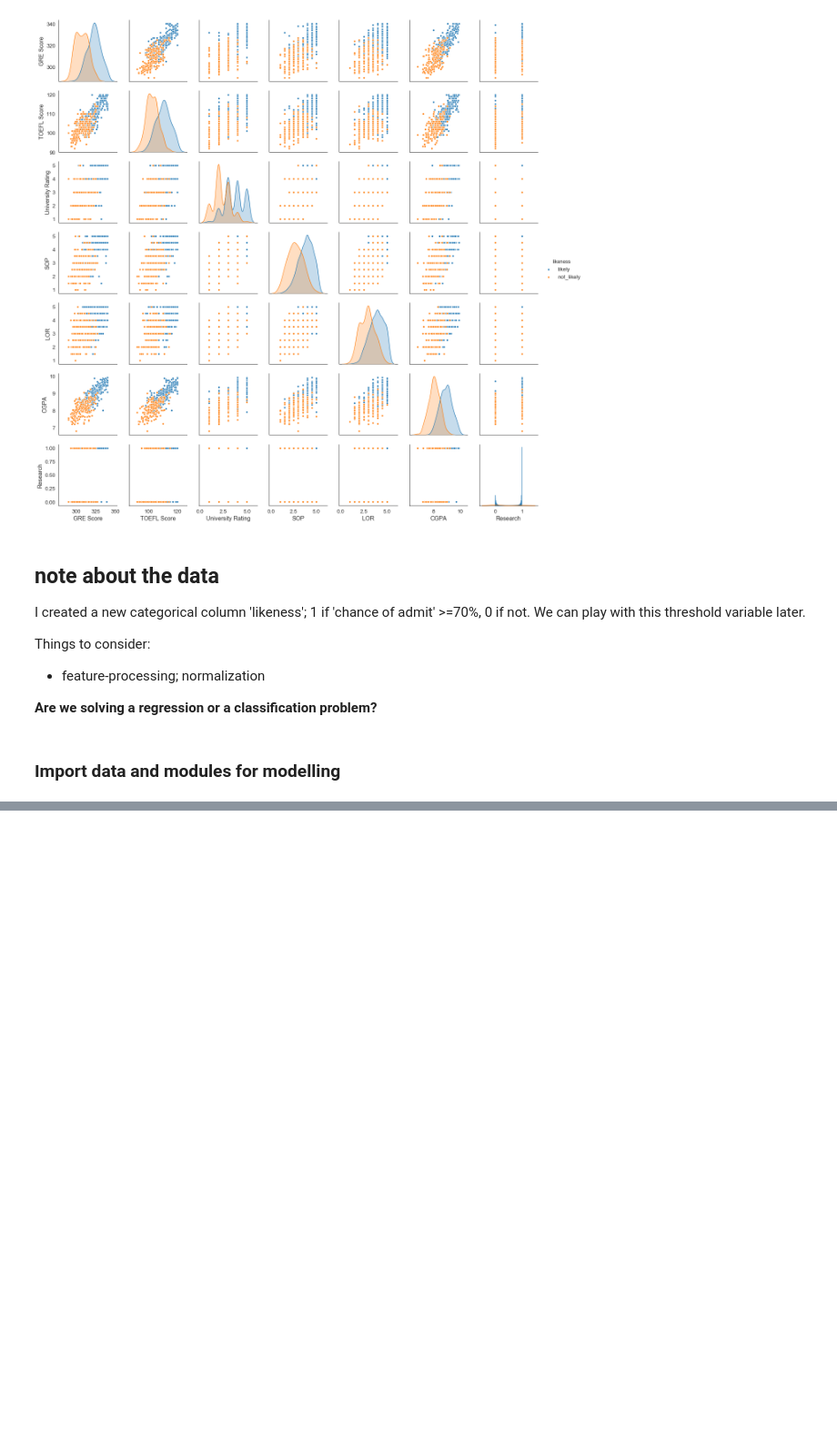
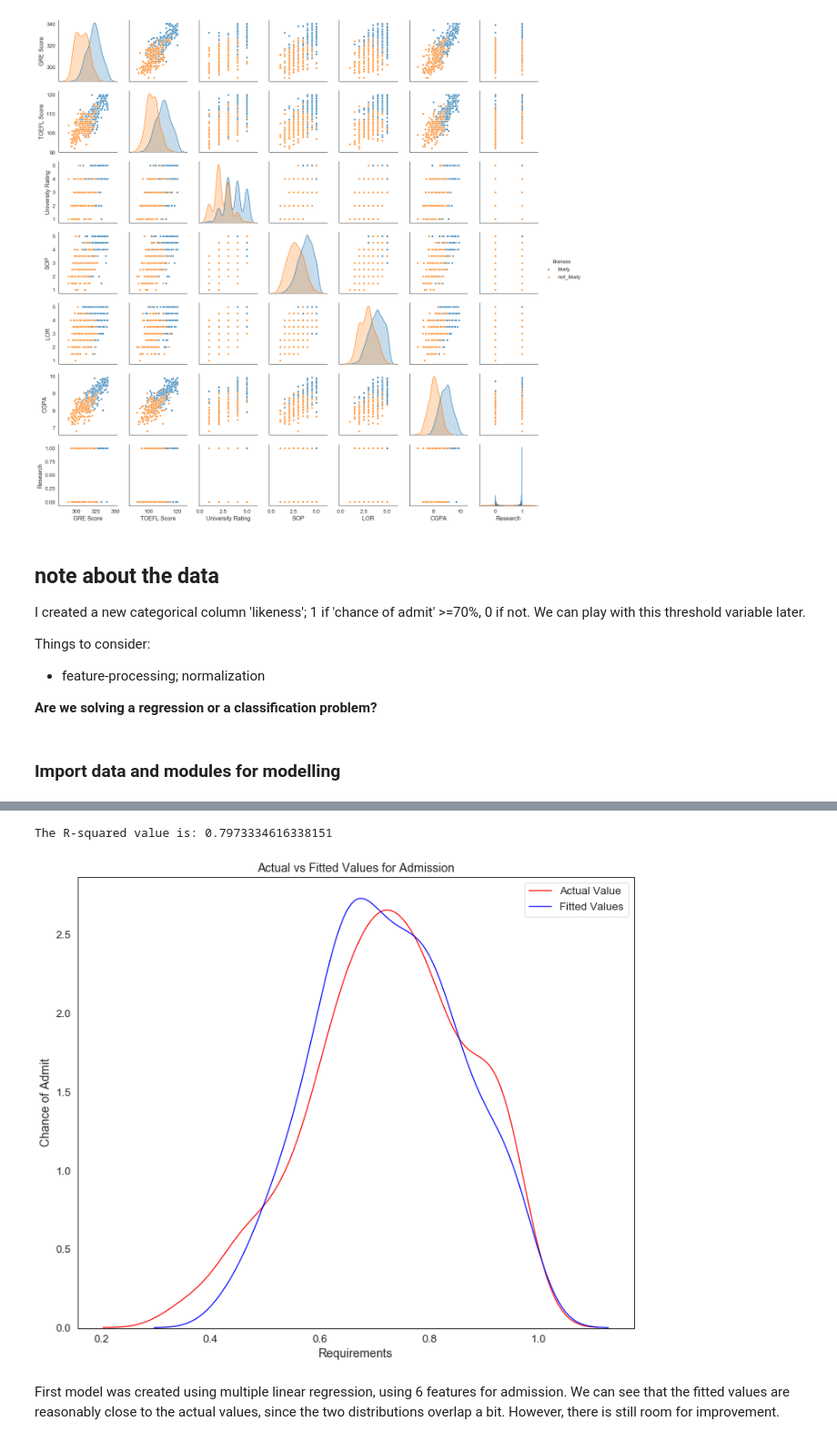
Before and after one commit to kylelee417/CollabProject, a Jupyter notebook: project_notebook.ipynb, the cells around one changed output, grey strips where cells are left out. Shown: that part at 91% size. Cells and saved outputs as stored; diff of their text form; code cells hidden in the pictures; blank space fills up the shorter version.

Commit message:
Linear Fitting

```diff
--- a/project_notebook.ipynb
+++ b/project_notebook.ipynb
@@ -248,0 +262,10 @@ from sklearn.preprocessing import StandardScaler
+# %%
+Z = ga_df[['GRE Score', 'TOEFL Score', 'University Rating', 'SOP', 'LOR', 'CGPA', 'Research']]
+
+X = Z
+y = ga_df['Chance of Admit']
+
+X_train, X_test, y_train, y_test = train_test_split(X,y, random_state =0)
+scaler = StandardScaler().fit(X_train)
+X_train_scaled = scaler.fit_transform(X_train)
+X_test_scaled = scaler.transform(X_test)
@@ -248,0 +283,5 @@ from sklearn.preprocessing import StandardScaler
+# %%
+from sklearn import preprocessing
+from sklearn.linear_model import LinearRegression
+lm = LinearRegression()
+lm
@@ -248,0 +295,8 @@ from sklearn.preprocessing import StandardScaler
+# %%
+X = Z
+y = ga_df['Chance of Admit']
+
+X_train, X_test, y_train, y_test = train_test_split(X,y, random_state =0)
+scaler = StandardScaler().fit(X_train)
+X_train_scaled = scaler.fit_transform(X_train)
+X_test_scaled = scaler.transform(X_test)
@@ -248,0 +314,2 @@ from sklearn.preprocessing import StandardScaler
+# %%
+lm.fit(X_train_scaled, y_train)
@@ -248,0 +339,25 @@ from sklearn.preprocessing import StandardScaler
+# %%
+print('The R-squared value is:', lm.score(X_test_scaled,y_test))
+# %% [output]
+The R-squared value is: 0.7973334616338151
+# %%
+width = 12
+height = 10
+
+plt.figure(figsize=(width, height))
+
+
+ax1 = sns.distplot(y_train, hist=False, color="r", label="Actual Value")
+sns.distplot(lm.predict(X_train_scaled), hist=False, color="b", label="Fitted Values" , ax=ax1)
+
+
+plt.title('Actual vs Fitted Values for Admission')
+plt.xlabel('Requirements')
+plt.ylabel('Chance of Admit')
+
+plt.show()
+plt.close()
+# %% [output]
+[figure, added]
+# %% [markdown]
+First model was created using multiple linear regression, using 6 features for admission. We can see that the fitted values are reasonably close to the actual values, since the two distributions overlap a bit. However, there is still room for improvement.
```
Also changed, not shown: parts of 10 cells of this notebook.
